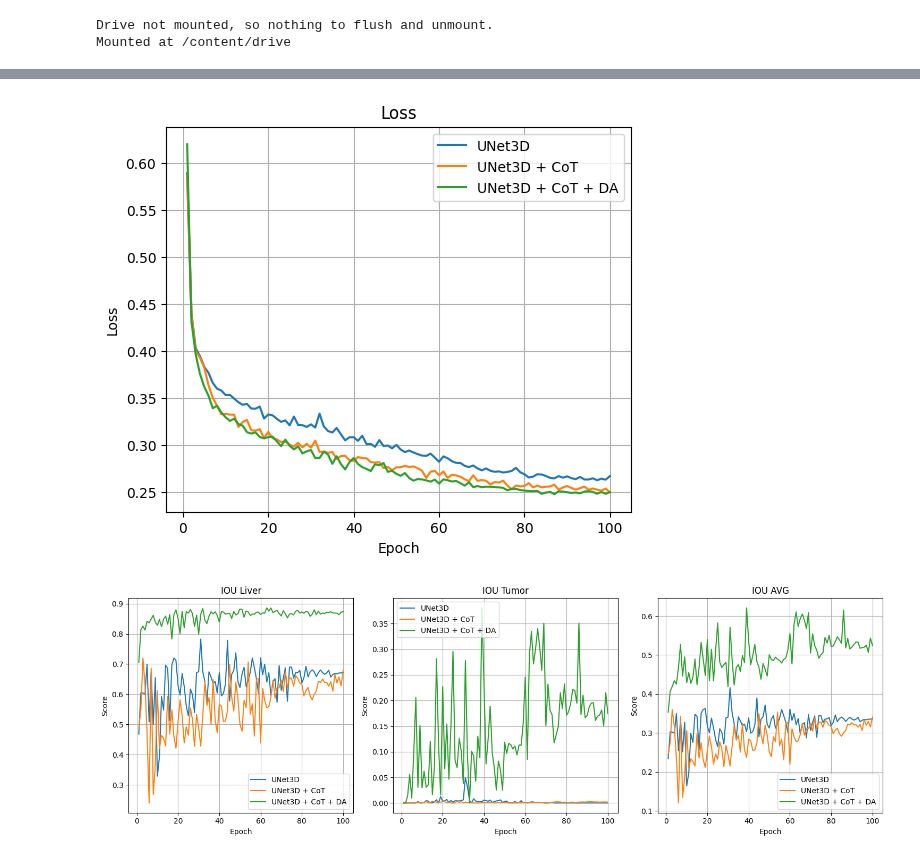
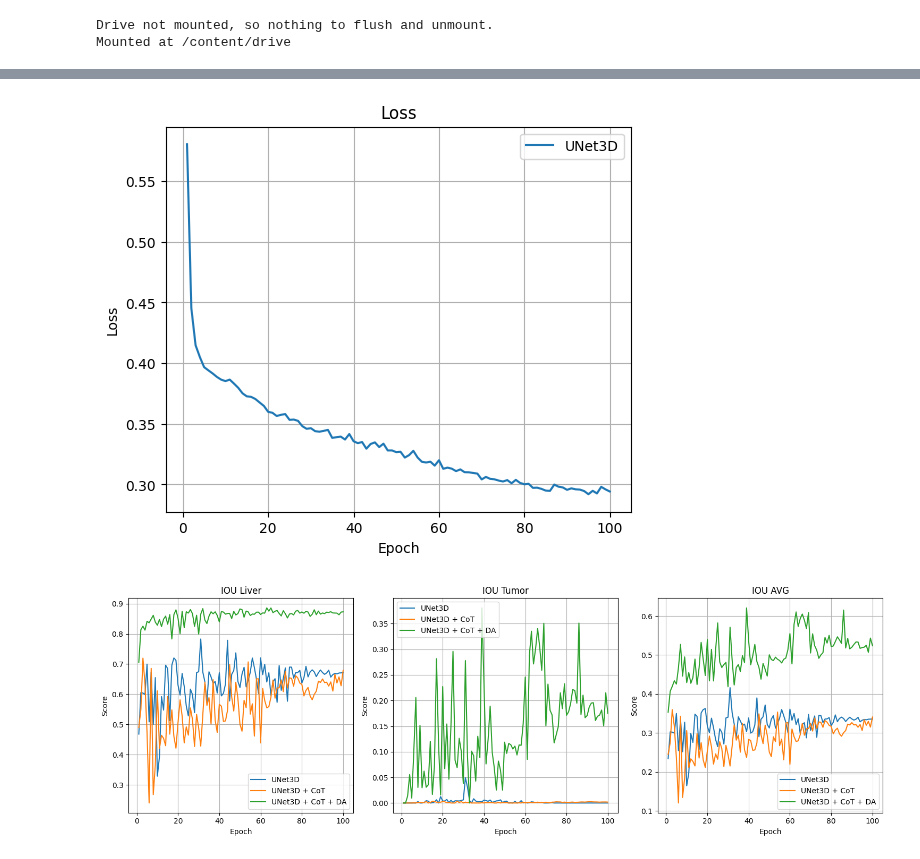
Before and after one commit to quanndm/kltn, a Jupyter notebook: notebooks/transfer_learning/compare_models_metrics.ipynb, the cells around one changed output, grey strips where cells are left out. Saved outputs shown, nothing was run; the diff lists cells and outputs as text; code cells hidden in the pictures.

Commit message:
update transfer learning compare_models_metrics.ipynb

```diff
--- a/notebooks/transfer_learning/compare_models_metrics.ipynb
+++ b/notebooks/transfer_learning/compare_models_metrics.ipynb
@@ -78,16 +76,16 @@ Max dice avg of UNet3D + CoT + DA: 0.6188912987709045
 # %%
 plt.figure(figsize=(6, 5))
 plt.plot(epochs, model_unet3d['loss'], label='UNet3D')
-plt.plot(epochs, model_unet3d_cot['loss'], label='UNet3D + CoT')
-plt.plot(epochs, model_unet3d_cot_da['loss'], label='UNet3D + CoT + DA')
+# plt.plot(epochs, model_unet3d_cot['loss'], label='UNet3D + CoT')
+# plt.plot(epochs, model_unet3d_cot_da['loss'], label='UNet3D + CoT + DA')
 plt.title('Loss')
 plt.xlabel('Epoch')
 plt.ylabel('Loss')
 plt.legend()
 plt.grid(True)
 plt.show()
 # %% [output]
-[figure, old version]
+[figure, new version]
 # %%
 epochs = list(range(1, len(model_unet3d['iou_liver']) + 1))
 plt.figure(figsize=(15, 5))
```
Also changed, not shown: parts of 3 cells of this notebook.
